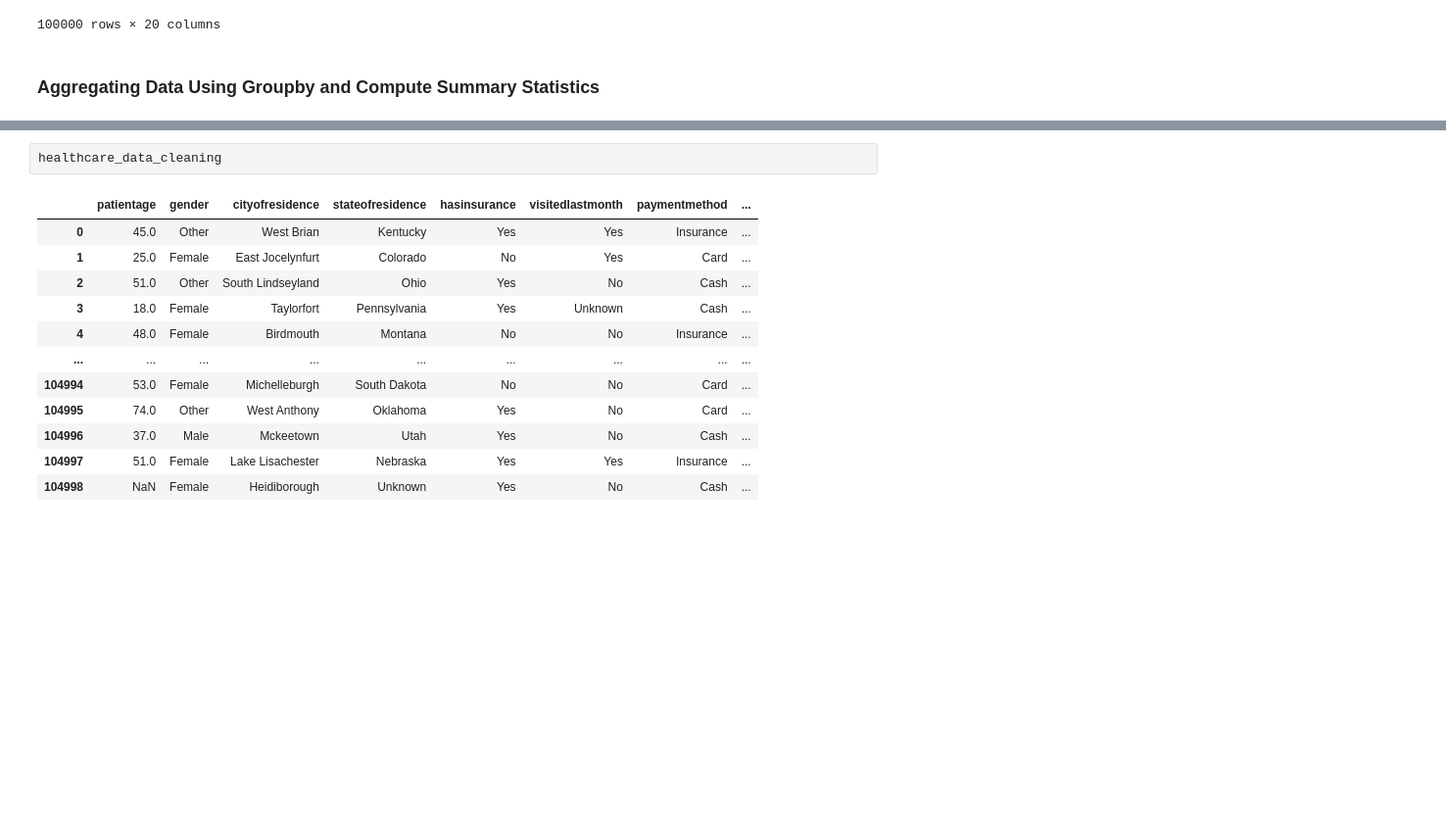
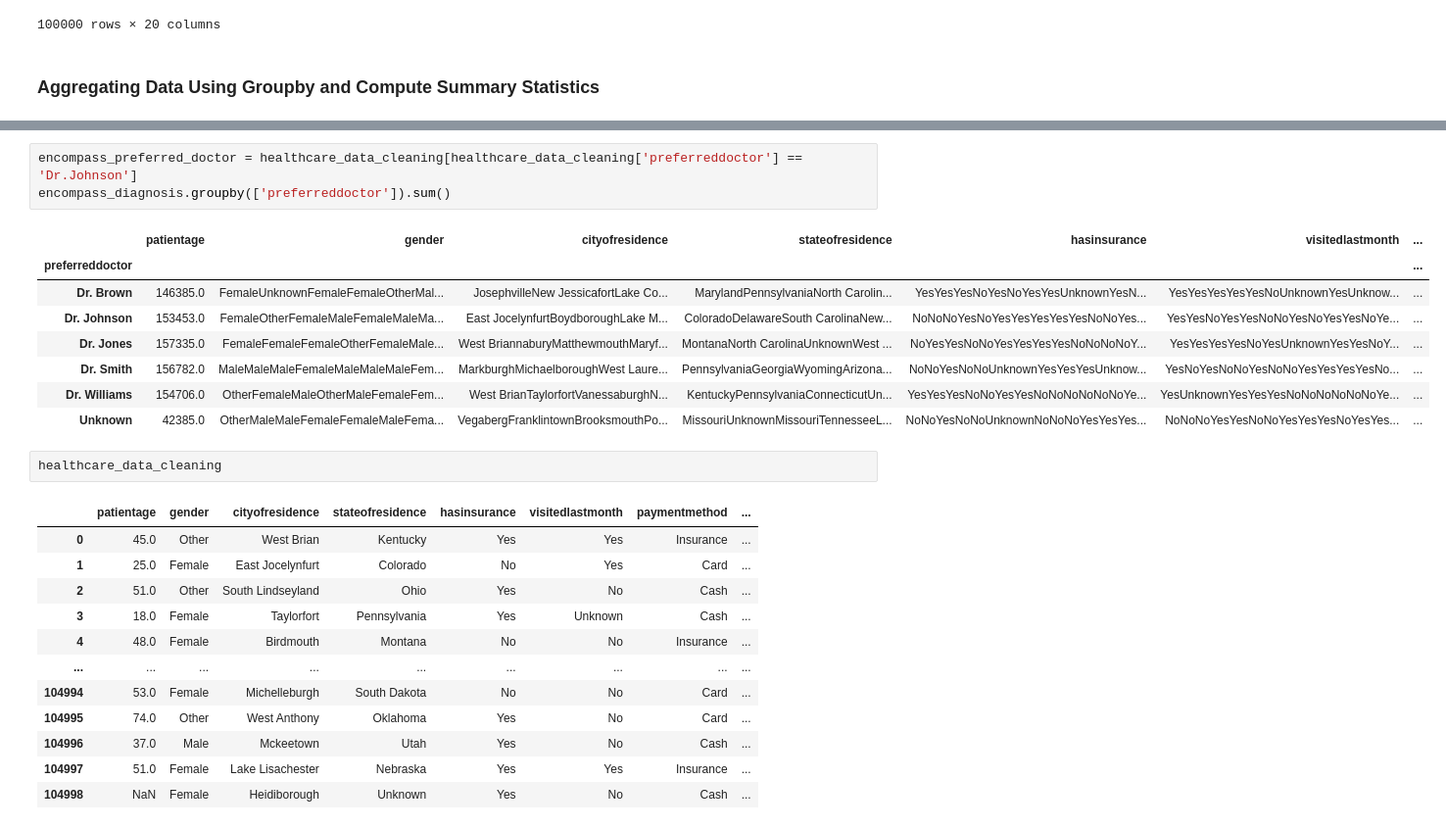
Before and after one commit to Alyssasorensen/datasci_2_manipulation, a Jupyter notebook: datasci_2_manipulation.ipynb, the cells around one changed output, grey strips where cells are left out. Shown at 98% size. Cells and saved outputs as stored; diff of their text form; blank space fills up the shorter version.

```diff
--- a/datasci_2_manipulation.ipynb
+++ b/datasci_2_manipulation.ipynb
@@ -232,3 +232,15 @@ encompass_diagnosis.groupby(['diseasediagnosed']).sum()
+# %%
+encompass_preferred_doctor = healthcare_data_cleaning[healthcare_data_cleaning['preferreddoctor'] == 'Dr.Johnson']
+encompass_diagnosis.groupby(['preferreddoctor']).sum()
+# %% [output]
+|  | patientage | gender | cityofresidence | stateofresidence | hasinsurance | visitedlastmonth | ... |
+| preferreddoctor |  |  |  |  |  |  | ... |
+| Dr. Brown | 146385.0 | FemaleUnknownFemaleFemaleOtherMal... | JosephvilleNew JessicafortLake Co... | MarylandPennsylvaniaNorth Carolin... | YesYesYesNoYesNoYesYesUnknownYesN... | YesYesYesYesYesNoUnknownYesUnknow... | ... |
+| Dr. Johnson | 153453.0 | FemaleOtherFemaleMaleFemaleMaleMa... | East JocelynfurtBoydboroughLake M... | ColoradoDelawareSouth CarolinaNew... | NoNoNoYesNoYesYesYesYesYesNoNoYes... | YesYesNoYesYesNoNoYesNoYesYesNoYe... | ... |
+| Dr. Jones | 157335.0 | FemaleFemaleFemaleOtherFemaleMale... | West BriannaburyMatthewmouthMaryf... | MontanaNorth CarolinaUnknownWest ... | NoYesYesNoNoYesYesYesYesNoNoNoNoY... | YesYesYesYesNoYesUnknownYesYesNoY... | ... |
+| Dr. Smith | 156782.0 | MaleMaleMaleFemaleMaleMaleMaleFem... | MarkburghMichaelboroughWest Laure... | PennsylvaniaGeorgiaWyomingArizona... | NoNoYesNoNoUnknownYesYesYesUnknow... | YesNoYesNoNoYesNoNoYesYesYesYesNo... | ... |
+| Dr. Williams | 154706.0 | OtherFemaleMaleOtherMaleFemaleFem... | West BrianTaylorfortVanessaburghN... | KentuckyPennsylvaniaConnecticutUn... | YesYesYesNoNoYesYesNoNoNoNoNoNoYe... | YesUnknownYesYesYesNoNoNoNoNoNoYe... | ... |
+| Unknown | 42385.0 | OtherMaleMaleFemaleFemaleMaleFema... | VegabergFranklintownBrooksmouthPo... | MissouriUnknownMissouriTennesseeL... | NoNoYesNoNoUnknownNoNoNoYesYesYes... | NoNoNoYesYesNoNoYesYesYesNoYesYes... | ... |
 # %%
 healthcare_data_cleaning
 # %% [output]
```
Also changed, not shown: parts of 3 cells of this notebook.
